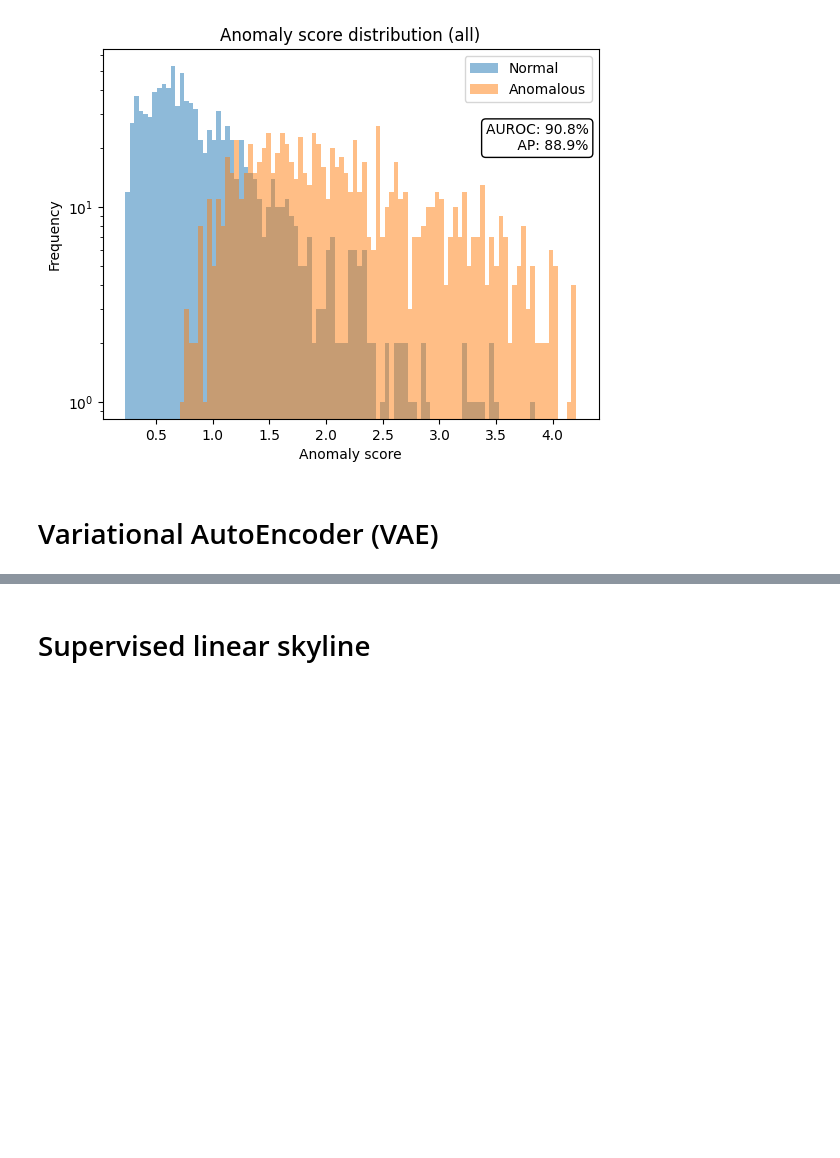
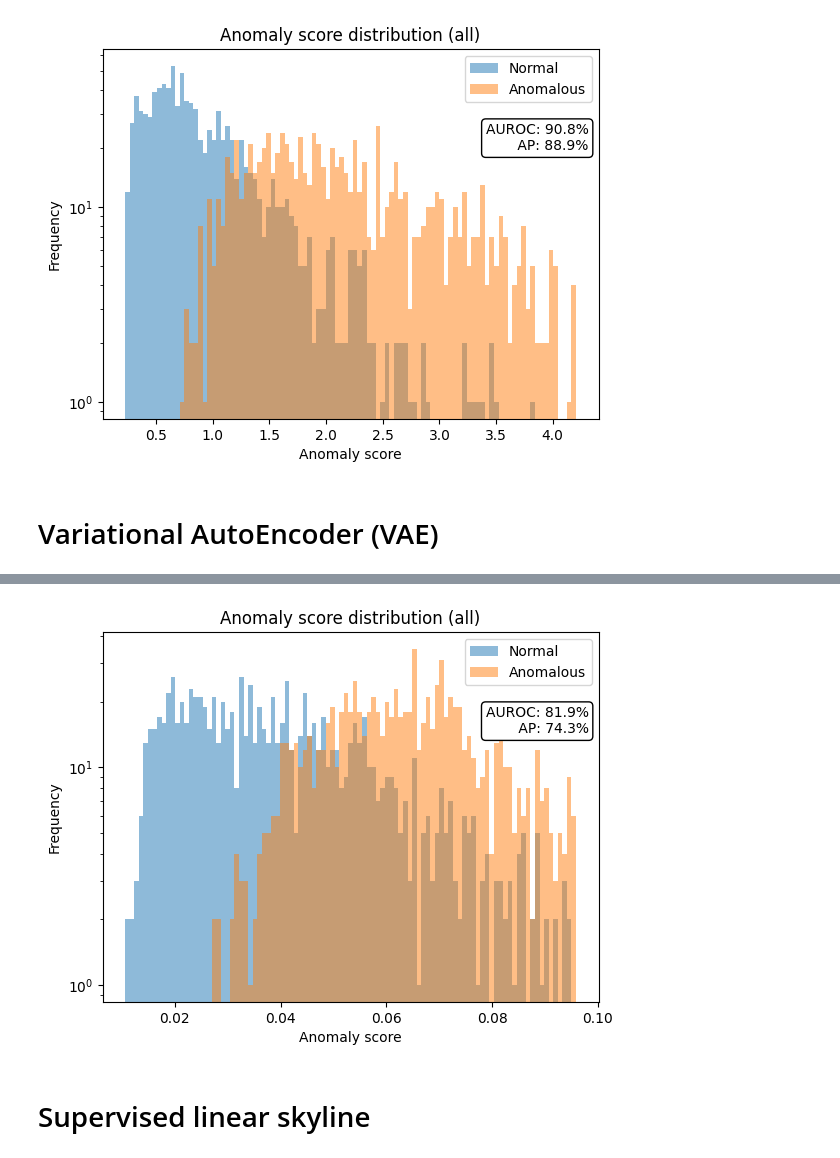
Before and after one commit to jordansauce/mad-experiments, a Jupyter notebook: tiny_natural_mechanisms.ipynb, the cells around one changed output, grey strips where cells are left out. Drawn from its saved outputs; the diff is of its cells as text; code cells hidden in the pictures; blank space fills up the shorter version.

```diff
--- a/tiny_natural_mechanisms.ipynb
+++ b/tiny_natural_mechanisms.ipynb
@@ -162,0 +168,94 @@ LOCAL_RANK: 0 - CUDA_VISIBLE_DEVICES: [0]
+# %%
+
+from typing import Union, Callable
+from cupbearer.detectors.feature_model.feature_model_detector import FeatureModel, FeatureModelDetector
+from cupbearer.detectors.feature_model.vae import VAE
+
+class OutputVAEFeatureModel(FeatureModel):
+    def __init__(self, vaes: dict[str, VAE], kld_weight: float = 1.0, loss_recon_method='kl_div', acts_to_outputs_fn: Union[Callable, None] = None):
+        super().__init__()
+        if acts_to_outputs_fn is None:
+            self.acts_to_outputs_fn = lambda x, input, name: x
+        else:
+            self.acts_to_outputs_fn = acts_to_outputs_fn
+        self.vaes = utils.ModuleDict(vaes)
+        self.kld_weight = kld_weight
+        self.loss_recon_method = loss_recon_method
+
+    @property
+    def layer_names(self):
+        return list(self.vaes.keys())
+
+    def forward(
+        self, inputs, features: dict[str, torch.Tensor], return_outputs: bool = False
+    ) -> dict[str, torch.Tensor]:
+        vae_outputs = {
+            name: vae(features[name], noise=False) for name, vae in self.vaes.items()
+        }
+        # VAE outputs are (reconstruction, mu, log_var)
+        reconstructions = {
+            name: vae_output[0] for name, vae_output in vae_outputs.items()
+        }
+        mus = {name: vae_output[1] for name, vae_output in vae_outputs.items()}
+        log_vars = {name: vae_output[2] for name, vae_output in vae_outputs.items()}
+
+        losses = {
+            name: self.vaes[name].loss_function(
+                self.acts_to_outputs_fn(reconstructions[name], inputs, name),
+                self.acts_to_outputs_fn(features[name], inputs, name),
+                mus[name],
+                log_vars[name],
+                kld_weight=self.kld_weight,
+                reduce=False,
+                recon_method= self.loss_recon_method
+            )
+            for name in self.layer_names
+        }
+        if return_outputs:
+            return losses, reconstructions, mus, log_vars
+
+        return {name: loss["loss"] for name, loss in losses.items()}
+
+
+class OutputVAEDetector(FeatureModelDetector):
+    def __init__(self, vaes: dict[str, VAE], kld_weight: float = 1.0,  loss_recon_method='kld', acts_to_outputs_fn: Union[Callable, None] = None, **kwargs):
+        super().__init__(OutputVAEFeatureModel(vaes, kld_weight=kld_weight, loss_recon_method=loss_recon_method, acts_to_outputs_fn=acts_to_outputs_fn), **kwargs)
+
+
+
+def acts_to_outputs_fn(changed_activation: torch.Tensor, inputs: torch.Tensor, name: str, model: HookedTransformer):
+    # Run a partial forward pass through the model, with activations at "name" hook point replaced by "activation"
+    def patching_hook(activation, hook):
+        if activation.ndim == 3:
+            # Residual stream or equivalent, shape is (batch, seq, hidden)
+            activation[:, -1, :] = changed_activation
+        elif activation.ndim == 4 and activation.shape[-1] == activation.shape[-2]:
+            # Attention, shape is (batch, num_heads, query, key)
+            # TODO: this could also be Q/K/V if n_heads happens to be head_dim
+            activation[:, :, -1, :] = changed_activation.reshape(activation.shape[0], activation.shape[1], -1)
+        elif activation.ndim == 4:
+            # Query/key/value, shape is (batch, seq, num_heads, hidden)
+            activation[:, -1, :, :] = changed_activation.reshape(activation.shape[0], activation.shape[2], -1)
+        else:
+            raise ValueError(f"Unexpected activation shape: {activation.shape}")
+        return activation
+    # TODO: increase efficiency by starting at a later layer, and passing the cached input activations there if necessary.
+    hook_name = name.replace('.output', '')
+    patched_logits = model.run_with_hooks(inputs, fwd_hooks=[(hook_name, patching_hook)])
+    return patched_logits
+
+epochs = 1
+input_dim = 512
+latent_dim = 128
+kld_weight = 1e-5
+loss_recon_method = 'mse'
+name = "blocks.0.hook_attn_out.output"
+
+print(f'\n\nepochs = {epochs}, input_dim = {input_dim}, latent_dim = {latent_dim}, kld_weight = {kld_weight}, loss_recon_method = {loss_recon_method} name = {name}')
+output_vae = detectors.feature_model.VAE(input_dim, latent_dim)
+cache = detectors.FeatureCache(device=device)
+model = task.model.to(device)#.eval()
+output_vae_detector = OutputVAEDetector({name:output_vae}, kld_weight=kld_weight, loss_recon_method=loss_recon_method, acts_to_outputs_fn=partial(acts_to_outputs_fn, model=model), individual_processing_fn=get_activation_at_last_token, cache=cache)
+output_vae_detector.train(task, save_path=None, batch_size=64, max_epochs=epochs)
+output_vae_detector.eval(dataset=task.test_data, batch_size=64)
+# %% [output]
@@ -162,0 +288 @@ LOCAL_RANK: 0 - CUDA_VISIBLE_DEVICES: [0]
+[figure, added]
```
Also changed, not shown: parts of 7 cells of this notebook.
